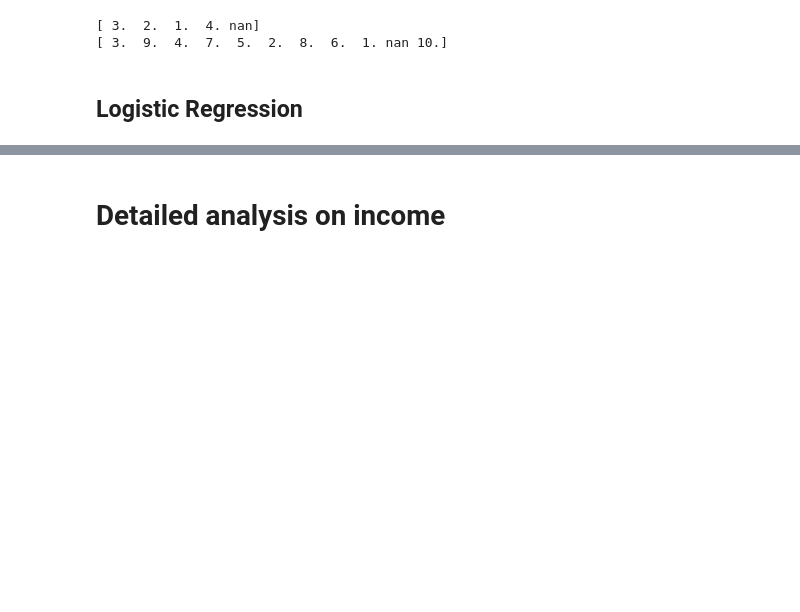
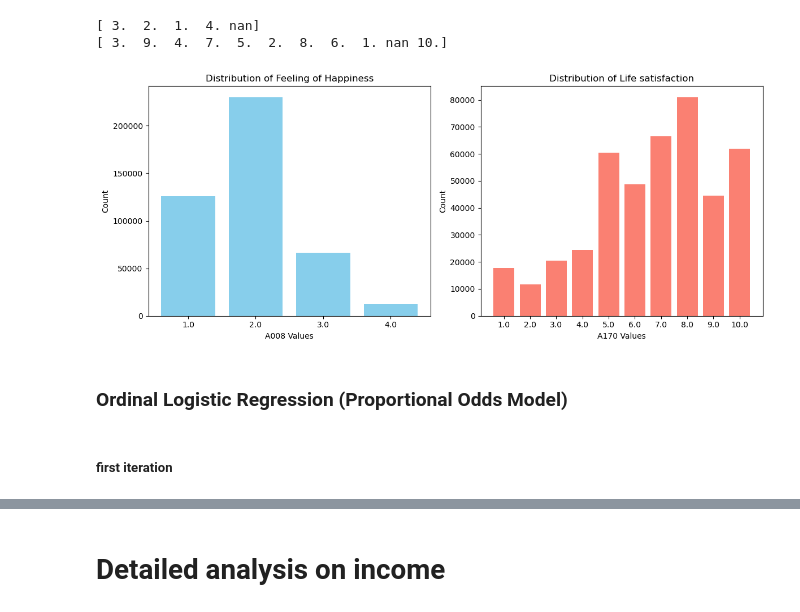
Before and after one commit to Maltouf25/Happiness-Analysis-Project, a Jupyter notebook: notebook1.ipynb, the cells around one changed output, grey strips where cells are left out. Cells and saved outputs as stored; diff of their text form; code cells hidden in the pictures; blank space fills up the shorter version.

```diff
--- a/notebook1.ipynb
+++ b/notebook1.ipynb
@@ -25,0 +15,4 @@ HttpError: Anonymous caller does not have storage.objects.get access to the Goog
+# %%
+wvs_path = "C:/Users/PC/Desktop/data/WVS_Time_Series_1981-2022_csv_v5_0.csv"
+df = pd.read_csv(wvs_path)
+df.head()
@@ -87,5 +95,30 @@ for col in ['A008','A170']:
 # %% [output]
 [ 3.  2.  1.  4. nan]
 [ 3.  9.  4.  7.  5.  2.  8.  6.  1. nan 10.]
+# %%
+
+# Count the occurrences of each category/value and sort by index
+counts_A008 = df['A008'].value_counts().sort_index()
+counts_A170 = df['A170'].value_counts().sort_index()
+
+# Create a figure with two subplots
+fig, axes = plt.subplots(1, 2, figsize=(12, 5))
+
+# Plot bar chart for A008
+axes[0].bar(counts_A008.index.astype(str), counts_A008.values, color='skyblue')
+axes[0].set_title('Distribution of Feeling of Happiness')
+axes[0].set_xlabel('A008 Values')
+axes[0].set_ylabel('Count')
+
+# Plot bar chart for A170
+axes[1].bar(counts_A170.index.astype(str), counts_A170.values, color='salmon')
+axes[1].set_title('Distribution of Life satisfaction')
+axes[1].set_xlabel('A170 Values')
+axes[1].set_ylabel('Count')
+
+plt.tight_layout()
+plt.show()
+# %% [output]
+[figure, added]
 # %% [markdown]
-## Logistic Regression
+### Ordinal Logistic Regression  (Proportional Odds Model)
@@ -95,0 +125,2 @@ for col in ['A008','A170']:
+# %% [markdown]
+##### first iteration
```
Also changed, not shown: parts of 17 cells of this notebook.
